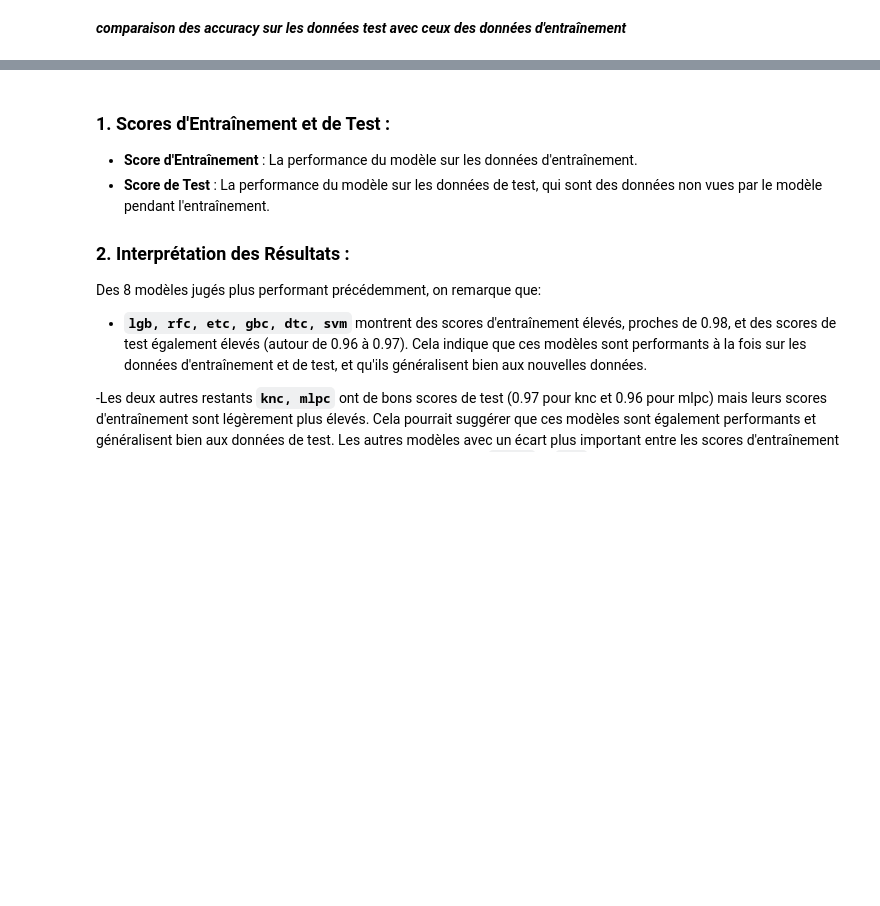
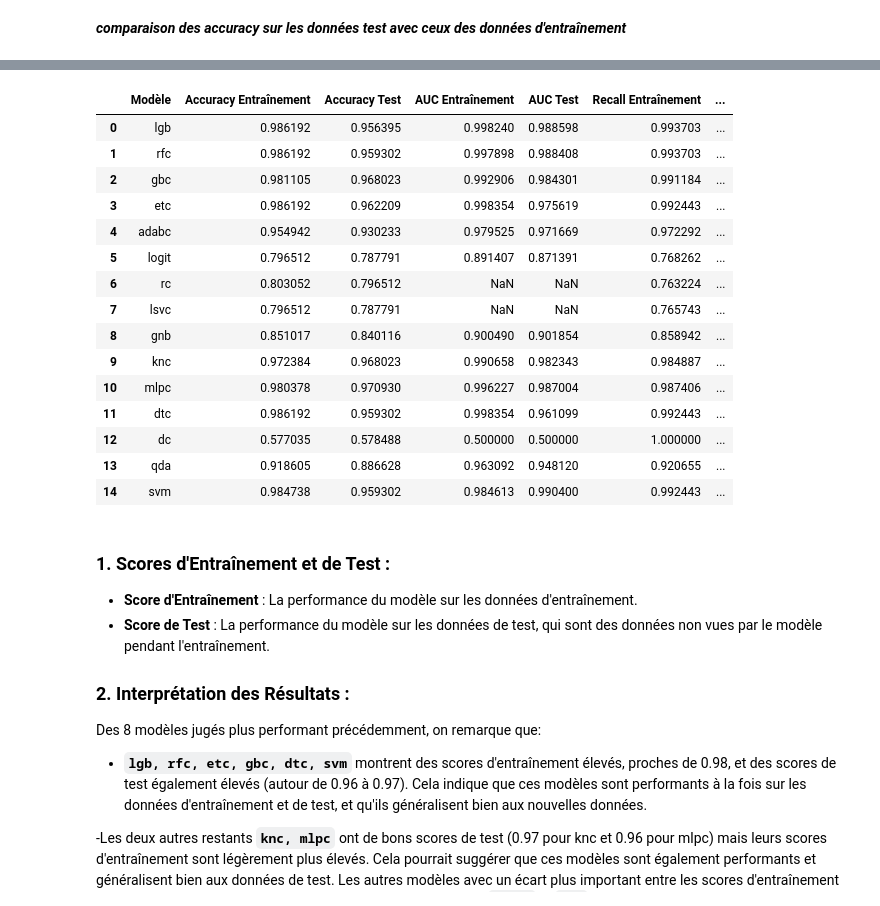
Before and after one commit to KokouNoe/muscoloskeletal_disorder_prediction, a Jupyter notebook: TMC_prediction.ipynb, the cells around one changed output, grey strips where cells are left out. Saved outputs shown, nothing was run; the diff lists cells and outputs as text; code cells hidden in the pictures; blank space fills up the shorter version.

```diff
--- a/TMC_prediction.ipynb
+++ b/TMC_prediction.ipynb
@@ -386,6 +388,91 @@ print(scores_df)
 12     dc            0.577035    0.578488
 13    qda            0.918605    0.886628
 14    svm            0.984738    0.959302
+# %%
+# Creating an empty DataFrame to store the scores
+overffiting_df = pd.DataFrame(columns=[
+    'Modèle', 'Accuracy Entraînement', 'Accuracy Test', 'AUC Entraînement', 'AUC Test',
+    'Recall Entraînement', 'Recall Test', 'Precision Entraînement', 'Precision Test',
+    'F1 Entraînement', 'F1 Test', 'Kappa Entraînement', 'Kappa Test',
+    'MCC Entraînement', 'MCC Test'
+])
+
+# Calculating scores and adding them to the DataFrame
+for name, model in models.items():
+    # Predictions
+    y_train_pred = model.predict(X_train)
+    y_test_pred = model.predict(X_test)
+
+    # Probabilities (for AUC score)
+    y_train_prob = model.predict_proba(X_train)[:, 1] if hasattr(model, "predict_proba") else None
+    y_test_prob = model.predict_proba(X_test)[:, 1] if hasattr(model, "predict_proba") else None
+
+    # Accuracy
+    train_accuracy = accuracy_score(y_train, y_train_pred)
+    test_accuracy = accuracy_score(y_test, y_test_pred)
+
+    # AUC
+    train_auc = roc_auc_score(y_train, y_train_prob) if y_train_prob is not None else None
+    test_auc = roc_auc_score(y_test, y_test_prob) if y_test_prob is not None else None
+
+    # Recall
+    train_recall = recall_score(y_train, y_train_pred)
+    test_recall = recall_score(y_test, y_test_pred)
+
+    # Precision
+    train_precision = precision_score(y_train, y_train_pred)
+    test_precision = precision_score(y_test, y_test_pred)
+
+    # F1 Score
+    train_f1 = f1_score(y_train, y_train_pred)
+    test_f1 = f1_score(y_test, y_test_pred)
+
+    # Kappa
+    train_kappa = cohen_kappa_score(y_train, y_train_pred)
+    test_kappa = cohen_kappa_score(y_test, y_test_pred)
+
+    # Matthews Correlation Coefficient (MCC)
+    train_mcc = matthews_corrcoef(y_train, y_train_pred)
+    test_mcc = matthews_corrcoef(y_test, y_test_pred)
+
+    # Add new row to the DataFrame
+    overffiting_df = pd.concat([overffiting_df, pd.DataFrame({
+        'Modèle': [name],
+        'Accuracy Entraînement': [train_accuracy],
+        'Accuracy Test': [test_accuracy],
+        'AUC Entraînement': [train_auc],
+        'AUC Test': [test_auc],
+        'Recall Entraînement': [train_recall],
+        'Recall Test': [test_recall],
+        'Precision Entraînement': [train_precision],
+        'Precision Test': [test_precision],
+        'F1 Entraînement': [train_f1],
+        'F1 Test': [test_f1],
+        'Kappa Entraînement': [train_kappa],
+        'Kappa Test': [test_kappa],
+        'MCC Entraînement': [train_mcc],
+        'MCC Test': [test_mcc]
+    })], ignore_index=True)
+
+# Display the DataFrame
+overffiting_df
+# %% [output]
+|  | Modèle | Accuracy Entraînement | Accuracy Test | AUC Entraînement | AUC Test | Recall Entraînement | ... |
+| 0 | lgb | 0.986192 | 0.956395 | 0.998240 | 0.988598 | 0.993703 | ... |
+| 1 | rfc | 0.986192 | 0.959302 | 0.997898 | 0.988408 | 0.993703 | ... |
+| 2 | gbc | 0.981105 | 0.968023 | 0.992906 | 0.984301 | 0.991184 | ... |
+| 3 | etc | 0.986192 | 0.962209 | 0.998354 | 0.975619 | 0.992443 | ... |
+| 4 | adabc | 0.954942 | 0.930233 | 0.979525 | 0.971669 | 0.972292 | ... |
+| 5 | logit | 0.796512 | 0.787791 | 0.891407 | 0.871391 | 0.768262 | ... |
+| 6 | rc | 0.803052 | 0.796512 | NaN | NaN | 0.763224 | ... |
+| 7 | lsvc | 0.796512 | 0.787791 | NaN | NaN | 0.765743 | ... |
+| 8 | gnb | 0.851017 | 0.840116 | 0.900490 | 0.901854 | 0.858942 | ... |
+| 9 | knc | 0.972384 | 0.968023 | 0.990658 | 0.982343 | 0.984887 | ... |
+| 10 | mlpc | 0.980378 | 0.970930 | 0.996227 | 0.987004 | 0.987406 | ... |
+| 11 | dtc | 0.986192 | 0.959302 | 0.998354 | 0.961099 | 0.992443 | ... |
+| 12 | dc | 0.577035 | 0.578488 | 0.500000 | 0.500000 | 1.000000 | ... |
+| 13 | qda | 0.918605 | 0.886628 | 0.963092 | 0.948120 | 0.920655 | ... |
+| 14 | svm | 0.984738 | 0.959302 | 0.984613 | 0.990400 | 0.992443 | ... |
 # %% [markdown]
 ### 1. **Scores d'Entraînement et de Test :**
 
```
Also changed, not shown: parts of 17 cells of this notebook, 1 other file.
